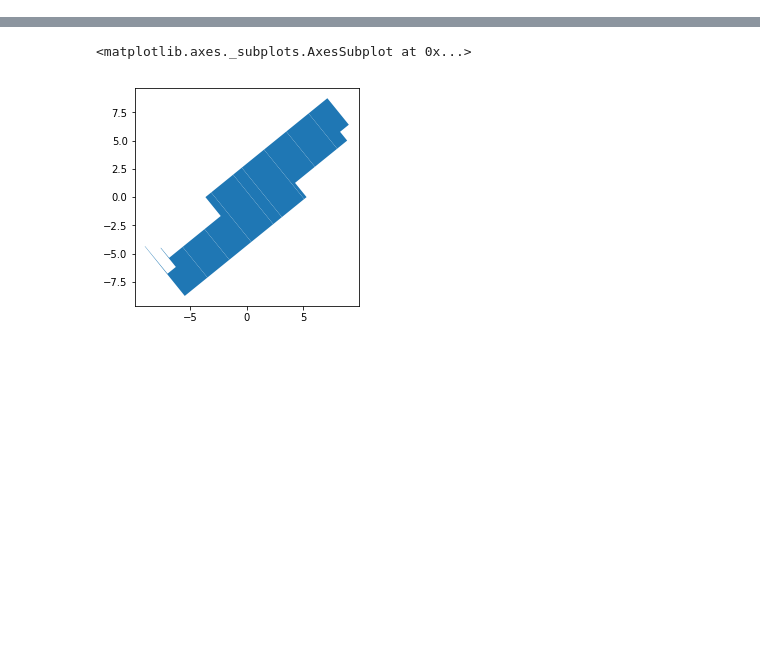
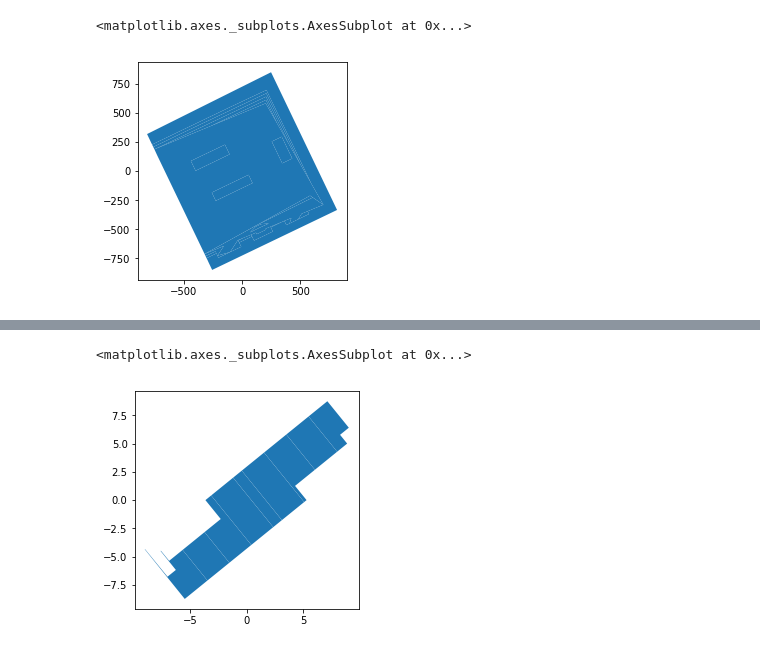
Before and after one commit to torhen/buildings_2.5d, a Jupyter notebook: 020_make_levels.ipynb, the cells around one changed output, grey strips where cells are left out. Drawn from its saved outputs; the diff is of its cells as text; code cells hidden in the pictures; blank space fills up the shorter version.

```diff
--- a/020_make_levels.ipynb
+++ b/020_make_levels.ipynb
@@ -192,3 +234,12 @@ def cut_out(gdf:gpd.GeoDataFrame, cut_buffer:float):
+# %%
+# check
+l = glob.glob('json/*.json')
+file = random.choice(l)
+gdf = gpd.read_file(file, driver="GeoJSON")
+gdf.plot()
+# %% [output]
+<matplotlib.axes._subplots.AxesSubplot at 0x...>
+[figure, added]
 # %%
 def obj_to_json(model_path:str, dest:str)->gpd.GeoDataFrame:
     v_list, f_list, lon, lat = read_obj_file(model_path)
```
Also changed, not shown: parts of 12 cells of this notebook, 3 other files.
